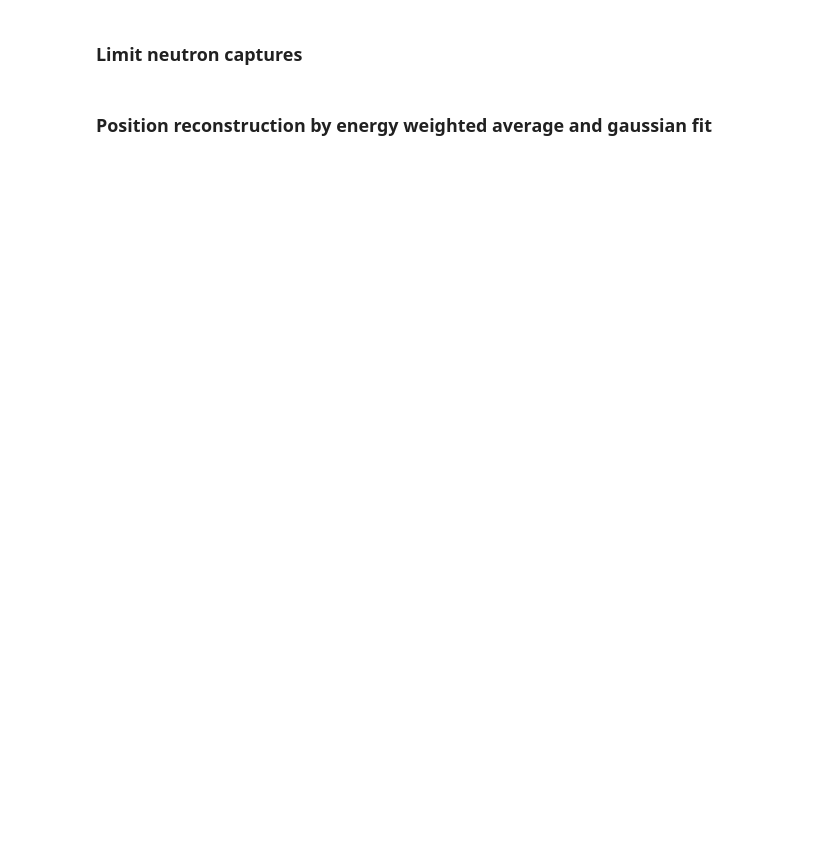
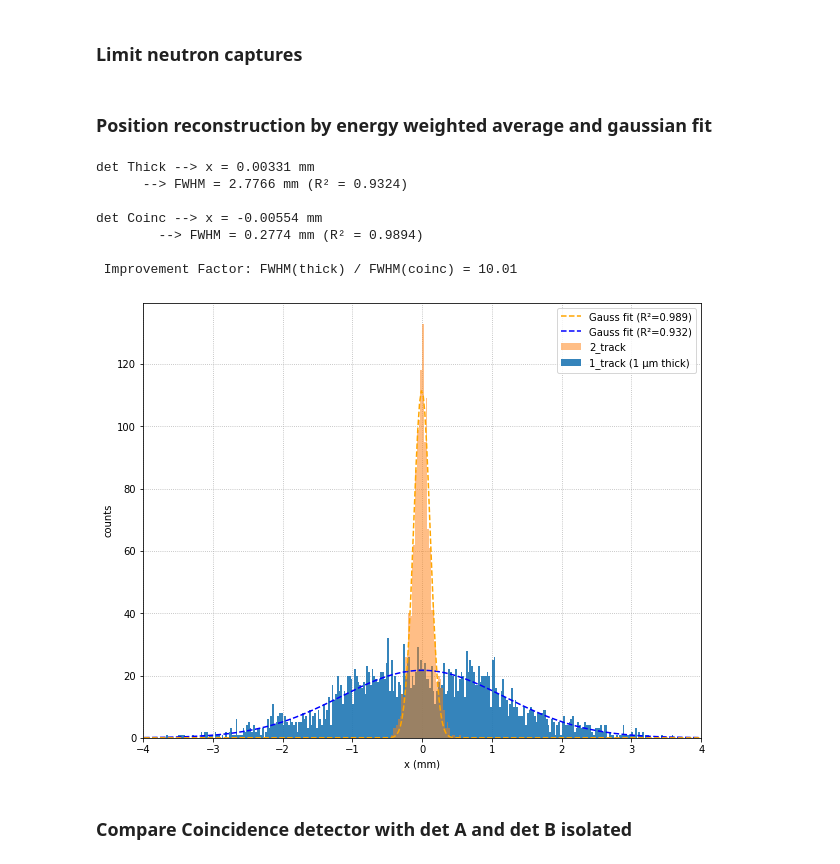
Before and after one commit to duarten-xfel/NeuThin, a Jupyter notebook: CoincidenceDetector.ipynb, the cells around one changed output. Drawn from its saved outputs; the diff is of its cells as text; code cells hidden in the pictures; blank space fills up the shorter version.

```diff
--- a/CoincidenceDetector.ipynb
+++ b/CoincidenceDetector.ipynb
@@ -174,23 +193,18 @@ xpos_detB_coinc = xpos_aux.groupby('eventID')['xpos_weighted'].sum() / xpos_aux.
 E_detB_coinc = np.array(detB_coinc.iloc[events_coinc_detB_idx]['E']) - np.array(detB_coinc.groupby('eventID')['E'].last())
 
 xpos_coinc = (np.array(xpos_detA_coinc)*E_detB_coinc + np.array(xpos_detB_coinc)*E_detA_coinc)/(E_detA_coinc+E_detB_coinc)
-# xpos_coinc = (np.array(xpos_detA_coinc)+np.array(xpos_detB_coinc))*.5
-
-
 
 #### -------------- Gaussian Fit -------------- ####
-
 bin_min = -4
 bin_max = 4
 bin_res = .025
 BINS = np.linspace(bin_min,bin_max,int((bin_max-bin_min)/bin_res)+1)
 
-plt.figure(1)
+plt.figure(figsize = (10,8))
 plt.rc('axes', axisbelow=True)
 plt.hist(xpos_det_thick,bins=BINS, label='1_track (1 \u03BCm thick)', alpha=.9)
 n,x,_ = plt.hist(xpos_coinc,bins=BINS,label='2_track', alpha=.5)
 bin_centers = 0.5*(x[1:]+x[:-1])
-
 
 plt.grid(linestyle=':')
 plt.xlim([bin_min,bin_max]);
@@ -201,8 +215,6 @@ plt.ylabel('counts');
 
 
 # --- Gaussian fit definition --- #
-
-from scipy.optimize import curve_fit
 def gauss(x, *p):
     A, mu, sigma = p
     return A*np.exp(-(x-mu)**2/(2.*sigma**2))
@@ -222,44 +234,46 @@ R2 = 1-RSS/TSS
 
 plt.plot(bin_centres,hist_fit_detThick,'--',color='blue', label='Gauss fit (R\u00B2=' + str(round(np.sqrt(R2),3)) + ')'  );
 
-xnote = .7; ynote = plt.gca().get_ylim()[1]*2.5/5
-str_note = 'FWHM(1_track) = ' + str(round(FWHM_A,2)) + ' mm';
-# plt.annotate(str_note,(xnote,ynote))
-
 print('det Thick --> x = ' + str(round(coeff[1],5)) + ' mm')
 print('      --> FWHM = ' + str(round(FWHM_A,4)) + ' mm (R\u00B2 = ' + str(round(np.sqrt(R2),4)) + ')')
 
 
 # --- det Coinc --- #
 
 hist, bin_edges = np.histogram(xpos_coinc, BINS)
 bin_centres = (bin_edges[:-1] + bin_edges[1:])/2
 
 coeff, var_matrix = curve_fit(gauss, bin_centres, hist, p0=[max(hist), round(np.mean(bin_edges)), 1.])
 hist_fit_coinc = gauss(bin_centres, *coeff)
 
 FWHM_AB = abs(2.355*coeff[2])
 RSS = sum((hist-hist_fit_coinc)**2); TSS = sum((hist-np.mean(hist))**2)
 R2 = 1-RSS/TSS
 
 plt.plot(bin_centres,hist_fit_coinc,'--',color='orange', label='Gauss fit (R\u00B2=' + str(round(np.sqrt(R2),3)) + ')'  );
 
-yspace = plt.gca().get_ylim()[1]/15;
-str_note = 'FWHM(2_track) = ' + str(round(FWHM_AB,2)) + ' mm';
-# plt.annotate(str_note,(xnote,ynote+yspace))
-
 print('\ndet Coinc --> x = ' + str(round(coeff[1],5)) + ' mm')
 print('\t--> FWHM = ' + str(round(FWHM_AB,4)) + ' mm (R\u00B2 = ' + str(round(np.sqrt(R2),4)) + ')')
 
 print('\n Improvement Factor: FWHM(thick) / FWHM(coinc) = ' + str(round(FWHM_A/FWHM_AB,2)))
 
 handles, labels = plt.gca().get_legend_handles_labels()
 order = [3,2,1,0]
-# plt.legend([handles[idx] for idx in order],[labels[idx] for idx in order]);
+plt.legend([handles[idx] for idx in order],[labels[idx] for idx in order]);
 
-# plt.legend(('arithmetic mean','E weighted average'),loc='upper right')
-# plt.figure(2)
+# plt.figure(1)
 # plt.savefig('figname.svg', dpi=300);
+# %% [output]
+det Thick --> x = 0.00331 mm
+      --> FWHM = 2.7766 mm (R² = 0.9324)
+
+det Coinc --> x = -0.00554 mm
+        --> FWHM = 0.2774 mm (R² = 0.9894)
+
+ Improvement Factor: FWHM(thick) / FWHM(coinc) = 10.01
+[figure, added]
+# %% [markdown]
+### Compare Coincidence detector with det A and det B isolated
 # %%
 # ----- x position reconstruction: Det Coinc ----- #
 xpos_aux = detA[['eventID','dE','xpos']].copy()
```
Also changed, not shown: parts of 27 cells of this notebook.
